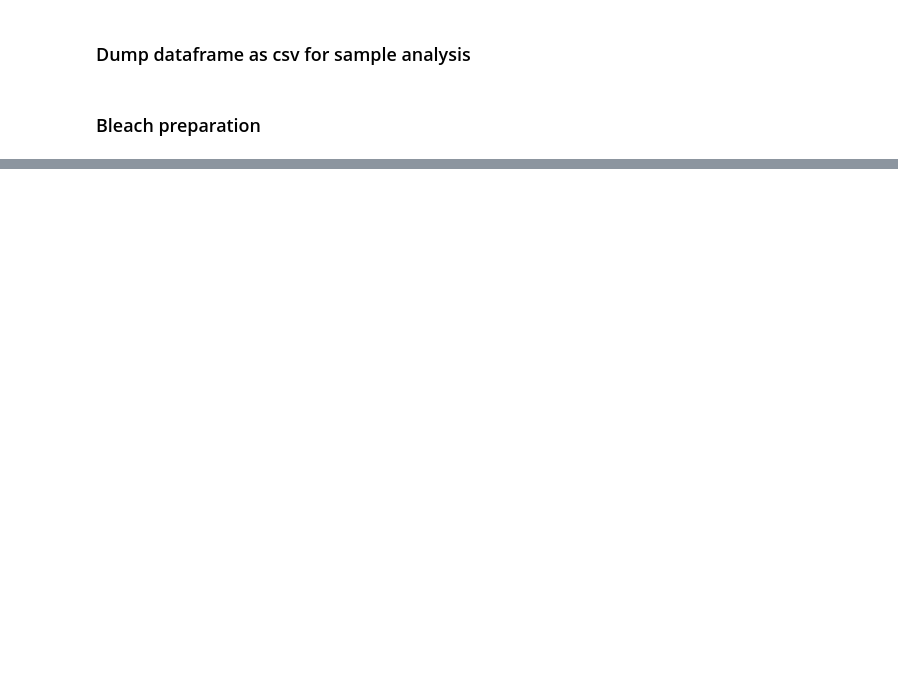
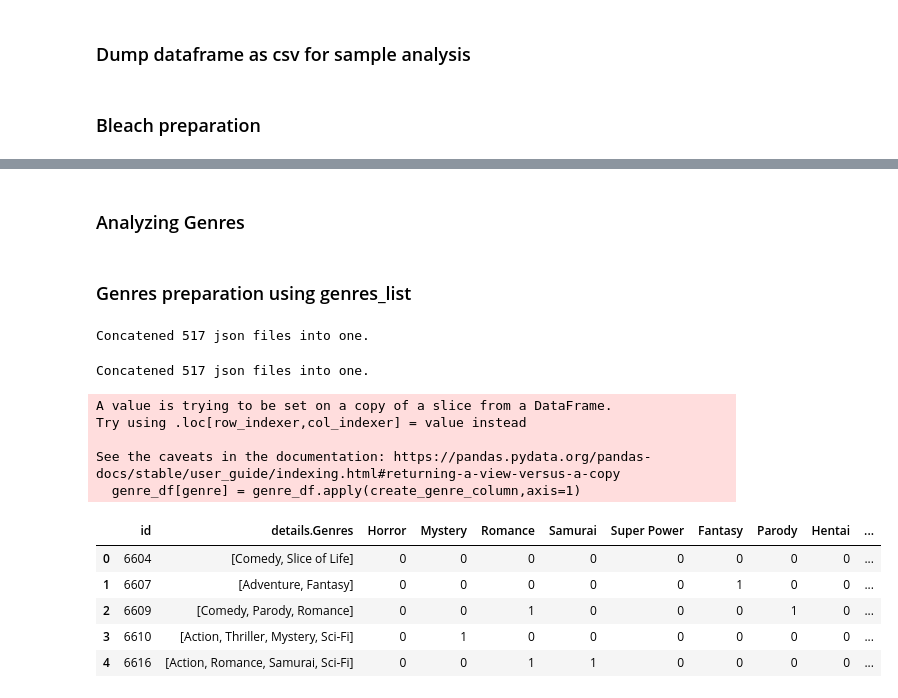
Before and after one commit to lmassaoy/myanimelist-data-collector, a Jupyter notebook: devops/volume/notebooks/DataEnhancementPreparation.ipynb, the cells around one changed output, grey strips where cells are left out. Drawn from its saved outputs; the diff is of its cells as text; code cells hidden in the pictures; blank space fills up the shorter version.

```diff
--- a/devops/volume/notebooks/DataEnhancementPreparation.ipynb
+++ b/devops/volume/notebooks/DataEnhancementPreparation.ipynb
@@ -172,0 +238,42 @@ Fai 1, d: Nov, 2012
+# %% [markdown]
+### Analyzing Genres
+# %% [markdown]
+### Genres preparation using genres_list
+# %%
+df = pd.json_normalize(concatened_json_files('../datasets/anime/raw_data/'))
+# %% [output]
+Concatened 517 json files into one.
+# %%
+def parse_list_in_column(data_dict,column_for_parse):
+    result_list = []
+    for obj in data_dict:
+        for value in obj['details'][column_for_parse]:
+            result_list.append(value)
+
+    return list(set(result_list))
+# %%
+animes_dict = concatened_json_files('../datasets/anime/raw_data/')
+genre_df = df[['id','details.Genres']]
+
+for genre in parse_list_in_column(animes_dict,'Genres'):
+    def create_genre_column(df_row):
+        if genre in df_row['details.Genres']:
+            return 1
+        else:
+            return 0
+    genre_df[genre] = genre_df.apply(create_genre_column,axis=1)
+
+genre_df.to_parquet(path='../datasets/anime/enhanced_data/animes_genres.parquet')
+# %% [output]
+Concatened 517 json files into one.
+A value is trying to be set on a copy of a slice from a DataFrame.
+Try using .loc[row_indexer,col_indexer] = value instead
+
+See the caveats in the documentation: https://pandas.pydata.org/pandas-docs/stable/user_guide/indexing.html#returning-a-view-versus-a-copy
+  genre_df[genre] = genre_df.apply(create_genre_column,axis=1)
+|  | id | details.Genres | Horror | Mystery | Romance | Samurai | Super Power | Fantasy | Parody | Hentai | ... |
+| 0 | 6604 | [Comedy, Slice of Life] | 0 | 0 | 0 | 0 | 0 | 0 | 0 | 0 | ... |
+| 1 | 6607 | [Adventure, Fantasy] | 0 | 0 | 0 | 0 | 0 | 1 | 0 | 0 | ... |
+| 2 | 6609 | [Comedy, Parody, Romance] | 0 | 0 | 1 | 0 | 0 | 0 | 1 | 0 | ... |
+| 3 | 6610 | [Action, Thriller, Mystery, Sci-Fi] | 0 | 1 | 0 | 0 | 0 | 0 | 0 | 0 | ... |
+| 4 | 6616 | [Action, Romance, Samurai, Sci-Fi] | 0 | 0 | 1 | 1 | 0 | 0 | 0 | 0 | ... |
```
Also changed, not shown: parts of 13 cells of this notebook, 7 other files.
